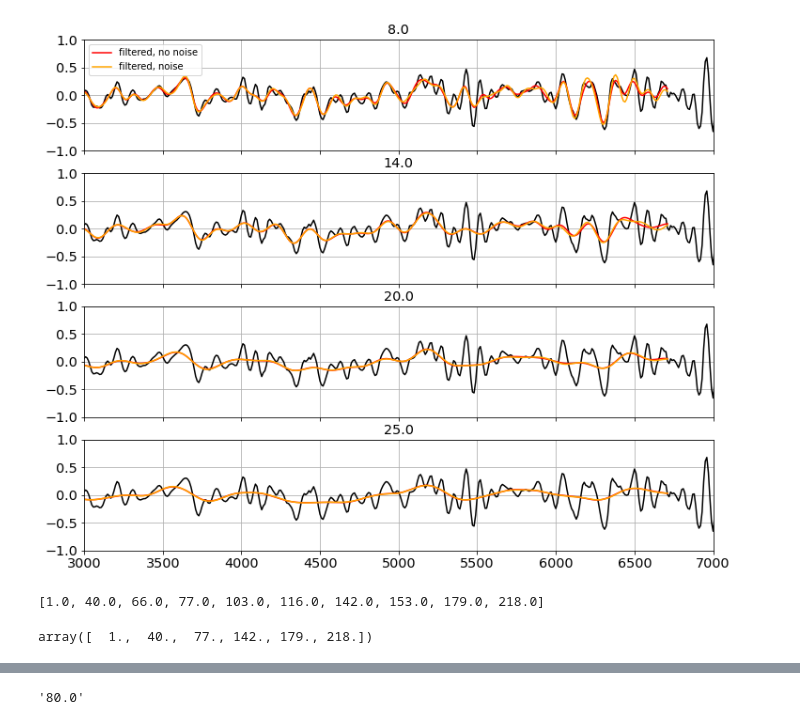
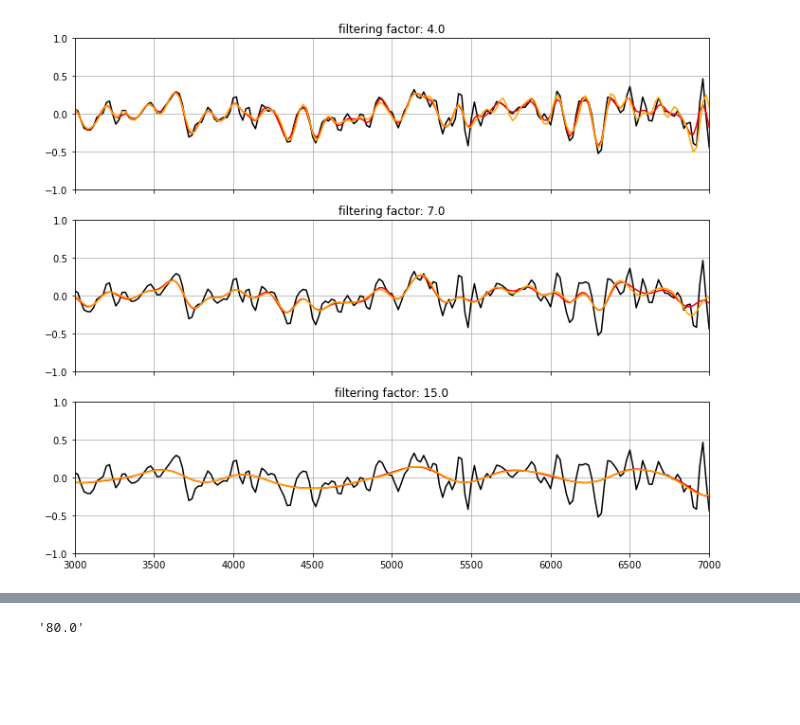
Before and after one commit to jakesteinberg/CPT, a Jupyter notebook: sla_error_propagation.ipynb, the cells around one changed output, grey strips where cells are left out. Drawn from its saved outputs; the diff is of its cells as text; code cells hidden in the pictures; blank space fills up the shorter version.

```diff
--- a/sla_error_propagation.ipynb
+++ b/sla_error_propagation.ipynb
@@ -253,7 +259,7 @@ plt.show()
 # filtering
 hor_grid_spacing = dist1[0][10] - dist1[0][9]
 # ******
-wavelengths = np.flip(np.array([80, 140, 200, 250]))
+wavelengths = np.flip(np.array([80, 140, 300]))
 # ******
 k_sub = 1/wavelengths
 coarsening_factors = np.nan * np.ones(len(k_sub))
@@ -287,12 +292,12 @@ N = 65                     # filter steps (computational choice)
 N_G = 20
 dx = 1
 LfB = coarsening_factors.copy()
-LfT = LfB/2
-LfG = LfB/np.sqrt(6)         # gaussian
+LfT = LfB.copy()
+LfG = LfB.copy()  # /np.sqrt(6)         # gaussian
 # %%
 # FILTER velocities with no noise
 vel_filt_0 = []
 for i in tqdm(range(len(coarsening_factors))):
-    vel_filt_i = Filter(N, 'Taper', vel0, dx, LfT[i], plot_filter=1)  # if boxcar--> np.int(LfB[i])
+    vel_filt_i = Filter('Taper', vel0, dx, LfT[i], plot_filter=1)  # if boxcar--> np.int(LfB[i])
     vel_filt_0.append(vel_filt_i)
 # %% [output]
@@ -307,18 +312,28 @@ dxMin = 1
 field = vel1.copy()
 vel_filt_1 = []
 for i in tqdm(range(len(coarsening_factors))):
-    NL,sL,NB,sB = filterSpec(N,dxMin,LfT[i],plot_filter,shape="Taper", X=np.pi)
+    p,NL,sL,NB,sB = filterSpec1(dxMin,LfT[i],plot_filter,shape="Taper", X=np.pi)
     # each track
     sla_filt_cfi = []
     for c in tqdm(range(len(field))):
-        land = np.where(np.isnan(field[c][0, :, 0]))[0]
-        landMask = np.zeros(np.shape(field[c])[1])
-        landMask[land] = 1
+        # land = np.where(np.isnan(field[c][0, :, 0]))[0]
+        # landMask = np.zeros(np.shape(field[c])[1])
+        # landMask[land] = 1
+
         sla_filt = np.nan * np.ones(np.shape(field[c]))
         for mc in range(mc_runs):
             # each cycle
             for m in range(np.shape(field[c])[0]):
+                # data = field[c][m, :, mc].copy()
+
                 data = field[c][m, :, mc].copy()
+                land = np.where(np.isnan(field[c][m, :]))[0]
+                landMask = np.zeros(np.shape(field[c])[1])
+                landMask[land] = 1
+                wetMask = 1 - landMask
+                data = np.nan_to_num(data)
+                data = data * wetMask # Initalize the filtering process
+
                 # tempL_out = np.nan * np.ones((NL, np.shape(field)[0], np.shape(field)[1]))
                 for i in range(NL):
                     tempL = Laplacian1D(data,landMask,dx)
@@ -341,38 +358,34 @@ for i in tqdm(range(len(coarsening_factors))):
 # %%
 # compare OG and that with added noise
 track_in_i = 0
 gid = np.where(track_record == track_record[ai[track_in_i]])[0][0]
 pass_i = 10
-f, (ax, ax2, ax3, ax4) = plt.subplots(4,1,figsize=(12,10), sharex=True, sharey=True)
-ax.plot(dist1[track_in_i], vel0[track_in_i][pass_i, :],color='k')
+f, (ax2, ax3, ax4) = plt.subplots(3,1,figsize=(12,10), sharex=True, sharey=True)
 ax2.plot(dist1[track_in_i], vel0[track_in_i][pass_i, :],color='k')
 ax3.plot(dist1[track_in_i], vel0[track_in_i][pass_i, :],color='k')
 ax4.plot(dist1[track_in_i], vel0[track_in_i][pass_i, :],color='k')
 
-ax.plot(dist1[track_in_i], vel_filt_0[3][track_in_i][pass_i, :],color='r', label='filtered, no noise')
-ax.set_title(str(coarsening_factors[3]))
 ax2.plot(dist1[track_in_i], vel_filt_0[2][track_in_i][pass_i, :],color='r')
-ax2.set_title(str(coarsening_factors[2]))
+ax2.set_title('filtering factor: ' + str(coarsening_factors[2]))
 ax3.plot(dist1[track_in_i], vel_filt_0[1][track_in_i][pass_i, :],color='r')
-ax3.set_title(str(coarsening_factors[1]))
+ax3.set_title('filtering factor: ' + str(coarsening_factors[1]))
 ax4.plot(dist1[track_in_i], vel_filt_0[0][track_in_i][pass_i, :],color='r')
-ax4.set_title(str(coarsening_factors[0]))
+ax4.set_title('filtering factor: ' + str(coarsening_factors[0]))
 
-ax.plot(dist1[track_in_i], vel_filt_1[3][track_in_i][pass_i, :, 10], color='#FFA500', label='filtered, noise')
 ax2.plot(dist1[track_in_i], vel_filt_1[2][track_in_i][pass_i, :, 10], color='#FFA500', label='filtered, noise')
 ax3.plot(dist1[track_in_i], vel_filt_1[1][track_in_i][pass_i, :, 10], color='#FFA500', label='filtered, noise')
 ax4.plot(dist1[track_in_i], vel_filt_1[0][track_in_i][pass_i, :, 10], color='#FFA500', label='filtered, noise')
-ax.set_xlim([3000, 7000])
-ax.set_ylim([-1.0, 1.0])
+ax2.set_xlim([3000, 7000])
+ax2.set_ylim([-1.0, 1.0])
 handles, labels = ax.get_legend_handles_labels()
 ax.legend(handles, labels, fontsize=10)
 ax.grid()
 ax2.grid()
 ax3.grid()
 ax4.grid()
 plt.show()
 # %% [output]
-[figure, old version]
+[figure, new version]
 # %%
 # lat/lon key (of tracks that fall within large box denoted in first map)
 for i in range(len(lon1)):
@@ -384,12 +397,6 @@ for i in range(len(lon1)):
         lon_t = np.concatenate((lon_t, lon1[i]))
         lat_t = np.concatenate((lat_t, lat1[i]))
         track_t = np.concatenate((track_t, np.ones(len(lon1[i])) * track1[i]))
-# %%
-print(track1)
-np.unique(track_t[inn])
-# %% [output]
-[1.0, 40.0, 66.0, 77.0, 103.0, 116.0, 142.0, 153.0, 179.0, 218.0]
-array([  1.,  40.,  77., 142., 179., 218.])
 # %%
 # NON MC RUNS
 # find only data within lat/lon box
```
Also changed, not shown: parts of 15 cells of this notebook, 4 other files.
